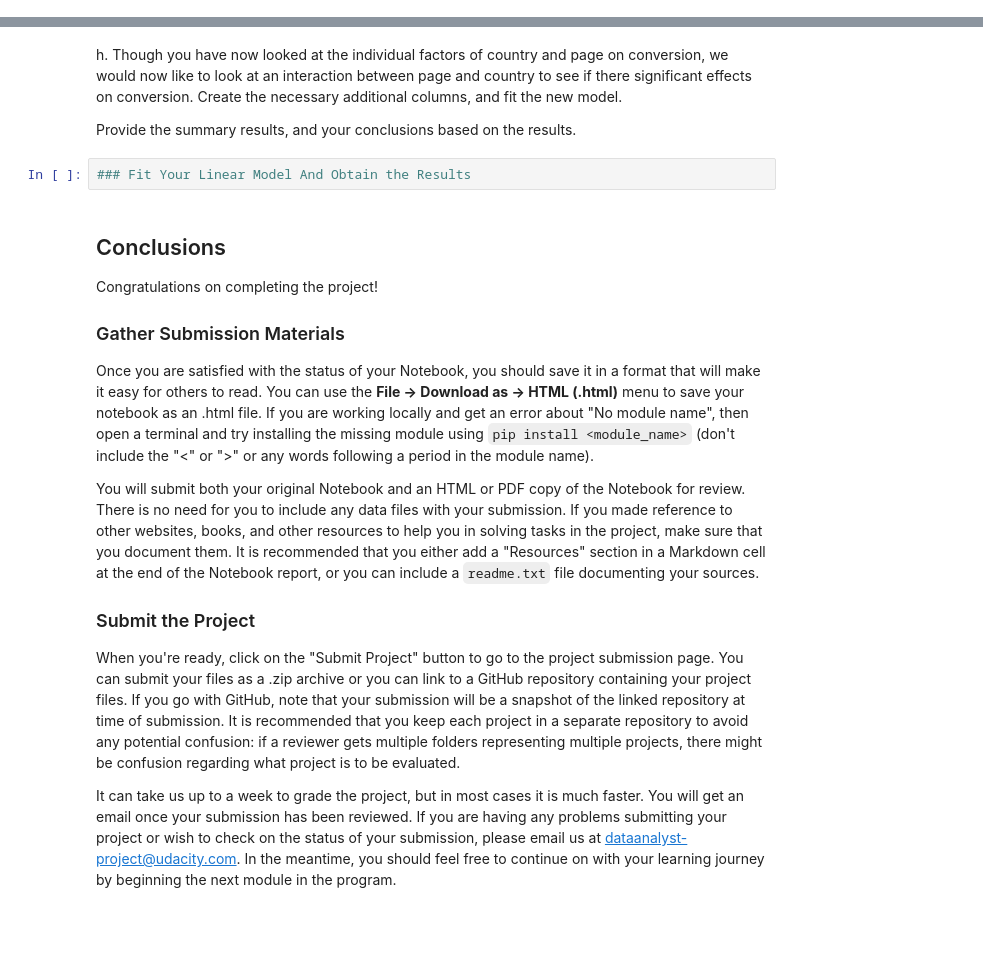
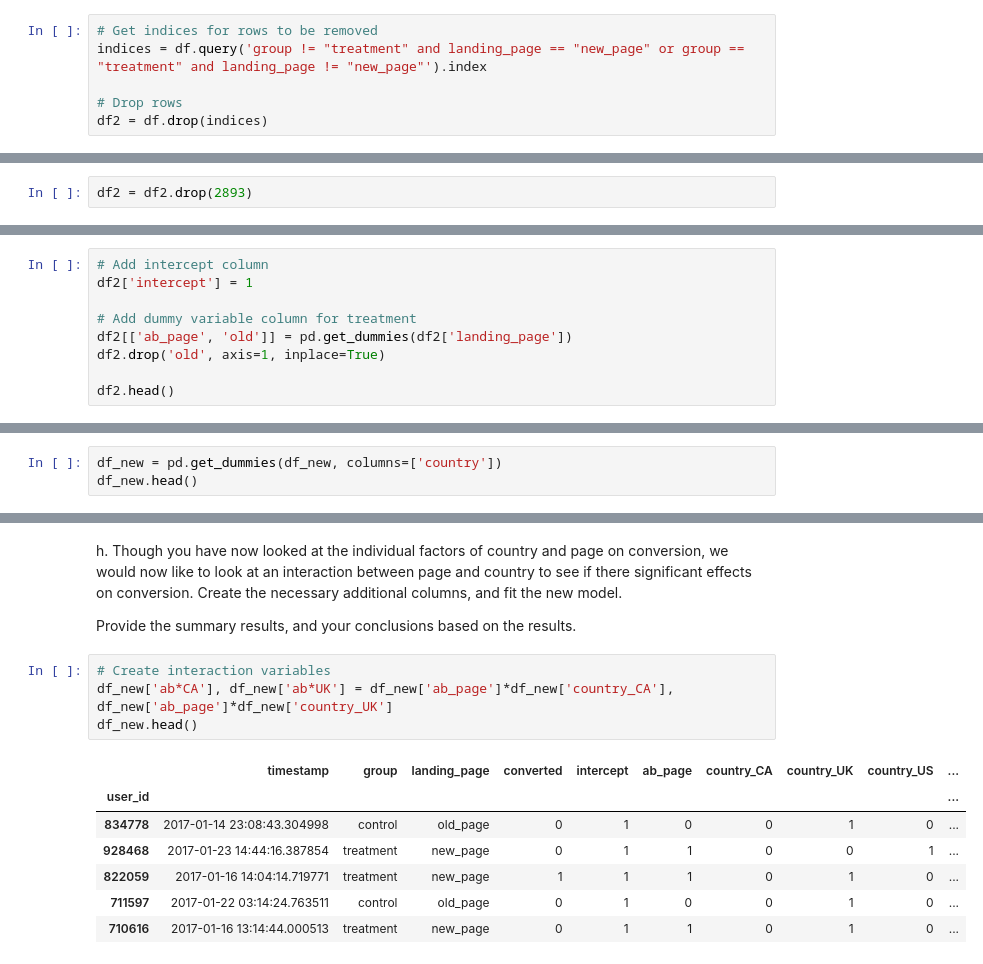
Before and after one commit to dvillaveces/AB-test-project, a Jupyter notebook: AnalyzeABTestResults 2/Analyze_ab_test_results_notebook.ipynb, the cells around one changed output, grey strips where cells are left out. Drawn from its saved outputs; the diff is of its cells as text; blank space fills up the shorter version.

Commit message:
Add pdf report

```diff
--- a/AnalyzeABTestResults 2/Analyze_ab_test_results_notebook.ipynb
+++ b/AnalyzeABTestResults 2/Analyze_ab_test_results_notebook.ipynb
@@ -52,3 +93,9 @@ a. Now use the answer to the quiz to create a new dataset that meets the specifi
+# %%
+# Get indices for rows to be removed
+indices = df.query('group != "treatment" and landing_page == "new_page" or group == "treatment" and landing_page != "new_page"').index
+
+# Drop rows
+df2 = df.drop(indices)
 # %%
 # Double Check all of the correct rows were removed - this should be 0
 df2[((df2['group'] == 'treatment') == (df2['landing_page'] == 'new_page')) == False].shape[0]
@@ -63,5 +127,7 @@ c. What is the row information for the repeat **user_id**?
 # %% [markdown]
 d. Remove **one** of the rows with a duplicate **user_id**, but keep your dataframe as **df2**.
+# %%
+df2 = df2.drop(2893)
 # %% [markdown]
 `4.` Use **df2** in the below cells to answer the quiz questions related to **Quiz 4** in the classroom.
 
@@ -149,2 +286,11 @@ a. Since each row is either a conversion or no conversion, what type of regressi
 # %% [markdown]
 b. The goal is to use **statsmodels** to fit the regression model you specified in part **a.** to see if there is a significant difference in conversion based on which page a customer receives.  However, you first need to create a column for the intercept, and create a dummy variable column for which page each user received.  Add an **intercept** column, as well as an **ab_page** column, which is 1 when an individual receives the **treatment** and 0 if **control**.
+# %%
+# Add intercept column
+df2['intercept'] = 1
+
+# Add dummy variable column for treatment
+df2[['ab_page', 'old']] = pd.get_dummies(df2['landing_page'])
+df2.drop('old', axis=1, inplace=True)
+
+df2.head()
@@ -171,0 +348,3 @@ df_new = countries_df.set_index('user_id').join(df2.set_index('user_id'), how='i
+# %%
+df_new = pd.get_dummies(df_new, columns=['country'])
+df_new.head()
@@ -173,22 +381,15 @@ df_new = countries_df.set_index('user_id').join(df2.set_index('user_id'), how='i
 h. Though you have now looked at the individual factors of country and page on conversion, we would now like to look at an interaction between page and country to see if there significant effects on conversion.  Create the necessary additional columns, and fit the new model.
 
 Provide the summary results, and your conclusions based on the results.
-# %%
-### Fit Your Linear Model And Obtain the Results
-# %% [markdown]
-<a id='conclusions'></a>
-## Conclusions
-
-Congratulations on completing the project!
-
-### Gather Submission Materials
-
-Once you are satisfied with the status of your Notebook, you should save it in a format that will make it easy for others to read. You can use the __File -> Download as -> HTML (.html)__ menu to save your notebook as an .html file. If you are working locally and get an error about "No module name", then open a terminal and try installing the missing module using `pip install <module_name>` (don't include the "<" or ">" or any words following a period in the module name).
-
-You will submit both your original Notebook and an HTML or PDF copy of the Notebook for review. There is no need for you to include any data files with your submission. If you made reference to other websites, books, and other resources to help you in solving tasks in the project, make sure that you document them. It is recommended that you either add a "Resources" section in a Markdown cell at the end of the Notebook report, or you can include a `readme.txt` file documenting your sources.
-
-### Submit the Project
-
-When you're ready, click on the "Submit Project" button to go to the project submission page. You can submit your files as a .zip archive or you can link to a GitHub repository containing your project files. If you go with GitHub, note that your submission will be a snapshot of the linked repository at time of submission. It is recommended that you keep each project in a separate repository to avoid any potential confusion: if a reviewer gets multiple folders representing multiple projects, there might be confusion regarding what project is to be evaluated.
-
-It can take us up to a week to grade the project, but in most cases it is much faster. You will get an email once your submission has been reviewed. If you are having any problems submitting your project or wish to check on the status of your submission, please email us at dataanalyst-project@udacity.com. In the meantime, you should feel free to continue on with your learning journey by beginning the next module in the program.
+# %%
+# Create interaction variables
+df_new['ab*CA'], df_new['ab*UK'] = df_new['ab_page']*df_new['country_CA'], df_new['ab_page']*df_new['country_UK']
+df_new.head()
+# %% [output]
+|  | timestamp | group | landing_page | converted | intercept | ab_page | country_CA | country_UK | country_US | ... |
+| user_id |  |  |  |  |  |  |  |  |  | ... |
+| 834778 | 2017-01-14 23:08:43.304998 | control | old_page | 0 | 1 | 0 | 0 | 1 | 0 | ... |
+| 928468 | 2017-01-23 14:44:16.387854 | treatment | new_page | 0 | 1 | 1 | 0 | 0 | 1 | ... |
+| 822059 | 2017-01-16 14:04:14.719771 | treatment | new_page | 1 | 1 | 1 | 0 | 1 | 0 | ... |
+| 711597 | 2017-01-22 03:14:24.763511 | control | old_page | 0 | 1 | 0 | 0 | 1 | 0 | ... |
+| 710616 | 2017-01-16 13:14:44.000513 | treatment | new_page | 0 | 1 | 1 | 0 | 1 | 0 | ... |
```
Also changed, not shown: parts of 51 cells of this notebook, 3 other files.
